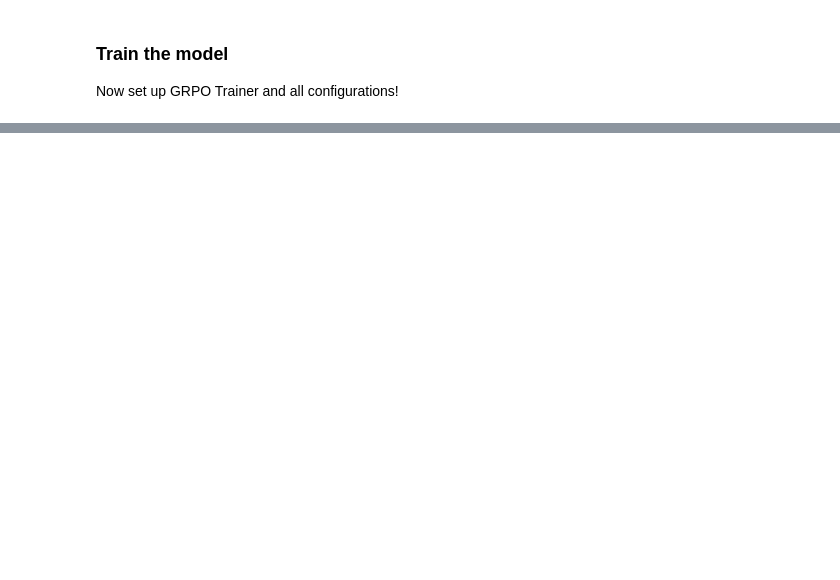
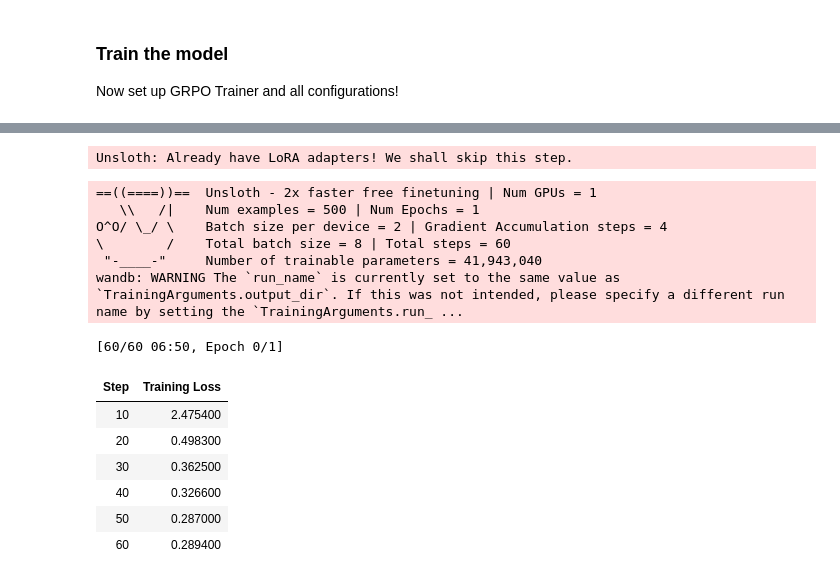
Before and after one commit to xiedon/SpringBoot-master, a Jupyter notebook: nb/Llama3.1_(8B)-GRPO.ipynb, the cells around one changed output, grey strips where cells are left out. Cells and saved outputs as stored; diff of their text form; code cells hidden in the pictures; blank space fills up the shorter version.

```diff
--- a/nb/Llama3.1_(8B)-GRPO.ipynb
+++ b/nb/Llama3.1_(8B)-GRPO.ipynb
@@ -472,0 +166,26 @@ save_pretrained_gguf进行本地保存，使用push_to_hub_gguf 上传到Hugging
+# %%
+!pip install datasets
+!wget "https://huggingface.co/datasets/b-mc2/sql-create-context/resolve/main/sql_create_context_v4.json"
+from datasets import load_dataset
+dataset = load_dataset("json", data_files="/content/sql_create_context_v4.json", split="train[0:500]")
+# - split: 指定要加载的数据集切片
+#   - "train[0:500]" 表示只加载训练集的前500条数据
+#   - 这种切片方式可以用于快速实验和调试
+
+EOS_TOKEN = tokenizer.eos_token  # Must add EOS_TOKEN
+
+#原数据集：输入是英文描述，输出是SQL反转后：输入是SQL(examples["answer"])，输出是英文描述(examples["question"])
+def switch_and_format_prompt(examples):
+    inputs = examples["answer"] # 使用 answer(SQL) 作为输入
+    context = examples["context"]
+    outputs = examples["question"] # 使用 question(英文描述) 作为输出
+    texts = []
+    for input, context, output in zip(inputs, context, outputs):
+        text = train_prompt_style.format(input, context, output) + EOS_TOKEN
+        texts.append(text)
+    return {
+        "text": texts,
+    }
+
+# 应用转换
+dataset = dataset.map(switch_and_format_prompt, batched = True)
@@ -472,0 +210,16 @@ save_pretrained_gguf进行本地保存，使用push_to_hub_gguf 上传到Hugging
+# %%
+
+
+model = FastLanguageModel.get_peft_model(
+    model,
+    r = 16, # Choose any number > 0 ! Suggested 8, 16, 32, 64, 128
+    target_modules = [
+        "q_proj", "k_proj", "v_proj", "o_proj",
+        "gate_proj", "up_proj", "down_proj",
+    ], # Remove QKVO if out of memory
+    lora_alpha = 16,
+    use_gradient_checkpointing = "unsloth", # Enable long context finetuning
+    random_state = 3407,
+)
+# %% [output]
+Unsloth: Already have LoRA adapters! We shall skip this step.
@@ -472,0 +279,17 @@ save_pretrained_gguf进行本地保存，使用push_to_hub_gguf 上传到Hugging
+# %%
+trainer_stats = trainer.train()
+# %% [output]
+==((====))==  Unsloth - 2x faster free finetuning | Num GPUs = 1
+   \\   /|    Num examples = 500 | Num Epochs = 1
+O^O/ \_/ \    Batch size per device = 2 | Gradient Accumulation steps = 4
+\        /    Total batch size = 8 | Total steps = 60
+ "-____-"     Number of trainable parameters = 41,943,040
+wandb: WARNING The `run_name` is currently set to the same value as `TrainingArguments.output_dir`. If this was not intended, please specify a different run name by setting the `TrainingArguments.run_ ...
+[60/60 06:50, Epoch 0/1]
+| Step | Training Loss |
+| 10 | 2.475400 |
+| 20 | 0.498300 |
+| 30 | 0.362500 |
+| 40 | 0.326600 |
+| 50 | 0.287000 |
+| 60 | 0.289400 |
```
Also changed, not shown: parts of 37 cells of this notebook.
